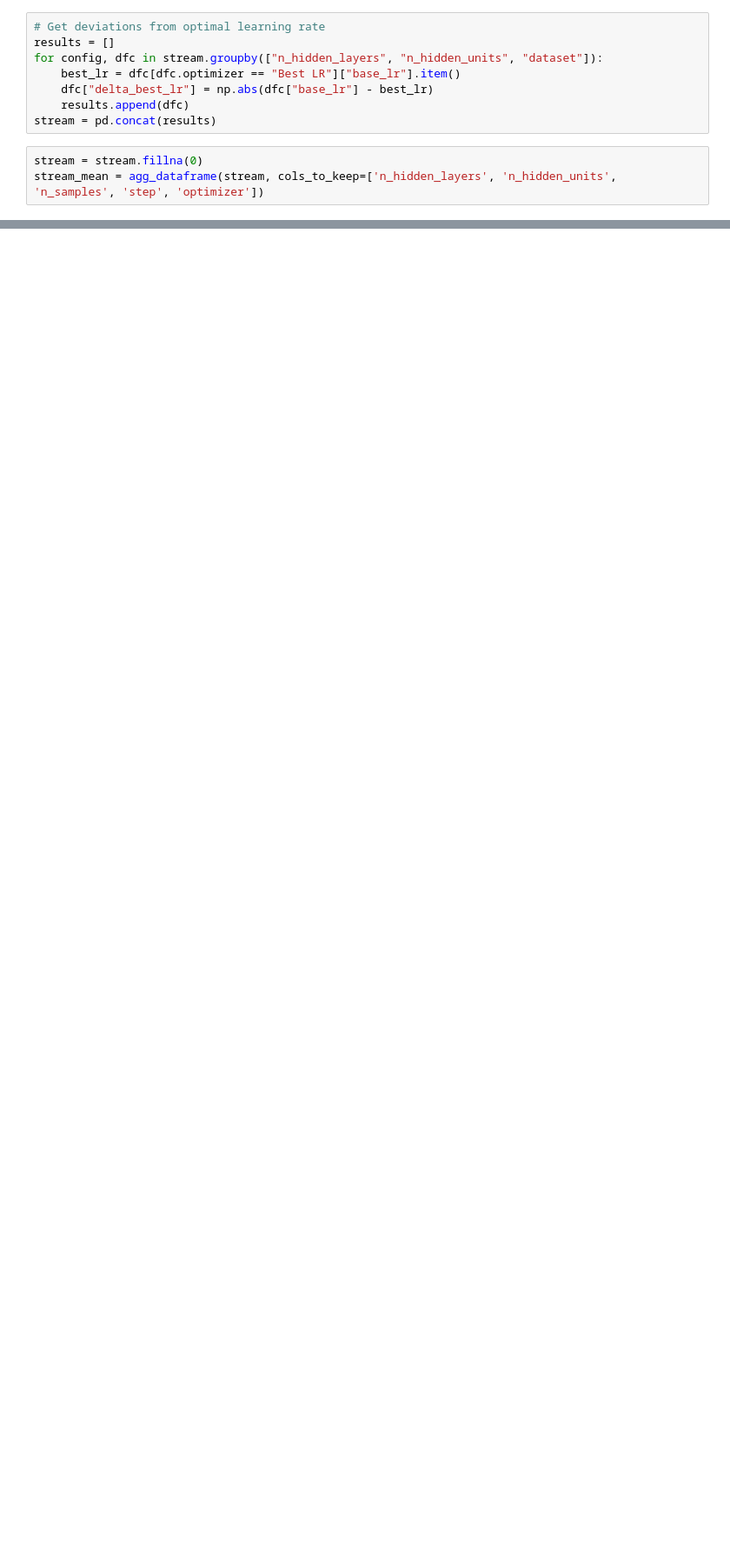
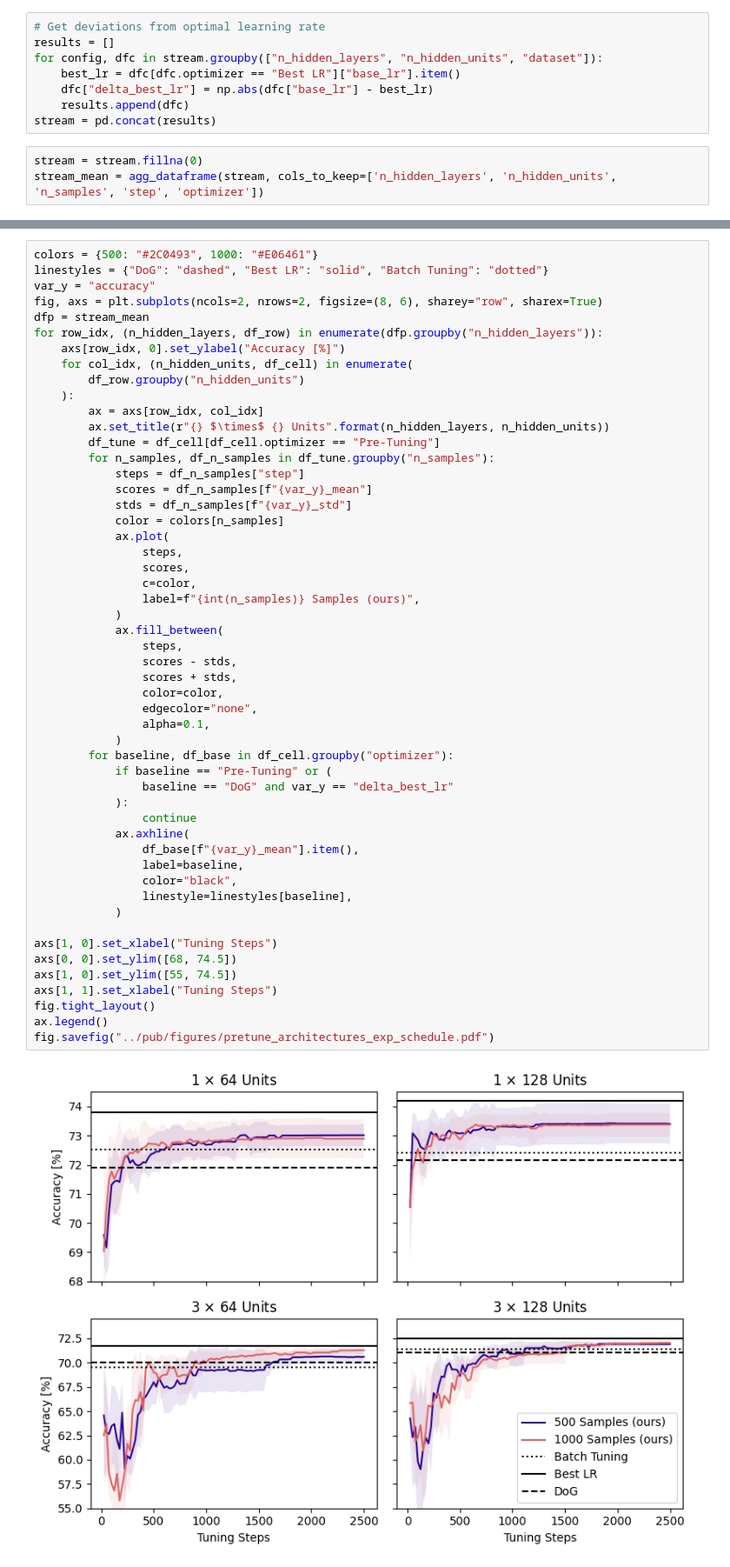
Before and after one commit to lucasczz/OLRONN, a Jupyter notebook: notebooks/pretune.ipynb, the cells around one changed output, grey strips where cells are left out. Shown: that part at 87% size. Cells and saved outputs as stored; diff of their text form; blank space fills up the shorter version.

Commit message:
fix: setting of architecture params

```diff
--- a/notebooks/pretune.ipynb
+++ b/notebooks/pretune.ipynb
@@ -211,0 +206,54 @@ fig.savefig("../pub/figures/pretune_1x64_acc_lr_exp_schedule.pdf")
+# %%
+colors = {500: "#2C0493", 1000: "#E06461"}
+linestyles = {"DoG": "dashed", "Best LR": "solid", "Batch Tuning": "dotted"}
+var_y = "accuracy"
+fig, axs = plt.subplots(ncols=2, nrows=2, figsize=(8, 6), sharey="row", sharex=True)
+dfp = stream_mean
+for row_idx, (n_hidden_layers, df_row) in enumerate(dfp.groupby("n_hidden_layers")):
+    axs[row_idx, 0].set_ylabel("Accuracy [%]")
+    for col_idx, (n_hidden_units, df_cell) in enumerate(
+        df_row.groupby("n_hidden_units")
+    ):
+        ax = axs[row_idx, col_idx]
+        ax.set_title(r"{} $\times$ {} Units".format(n_hidden_layers, n_hidden_units))
+        df_tune = df_cell[df_cell.optimizer == "Pre-Tuning"]
+        for n_samples, df_n_samples in df_tune.groupby("n_samples"):
+            steps = df_n_samples["step"]
+            scores = df_n_samples[f"{var_y}_mean"]
+            stds = df_n_samples[f"{var_y}_std"]
+            color = colors[n_samples]
+            ax.plot(
+                steps,
+                scores,
+                c=color,
+                label=f"{int(n_samples)} Samples (ours)",
+            )
+            ax.fill_between(
+                steps,
+                scores - stds,
+                scores + stds,
+                color=color,
+                edgecolor="none",
+                alpha=0.1,
+            )
+        for baseline, df_base in df_cell.groupby("optimizer"):
+            if baseline == "Pre-Tuning" or (
+                baseline == "DoG" and var_y == "delta_best_lr"
+            ):
+                continue
+            ax.axhline(
+                df_base[f"{var_y}_mean"].item(),
+                label=baseline,
+                color="black",
+                linestyle=linestyles[baseline],
+            )
+
+axs[1, 0].set_xlabel("Tuning Steps")
+axs[0, 0].set_ylim([68, 74.5])
+axs[1, 0].set_ylim([55, 74.5])
+axs[1, 1].set_xlabel("Tuning Steps")
+fig.tight_layout()
+ax.legend()
+fig.savefig("../pub/figures/pretune_architectures_exp_schedule.pdf")
+# %% [output]
+[figure, added]
```
Also changed, not shown: parts of 2 cells of this notebook, 11 other files.
